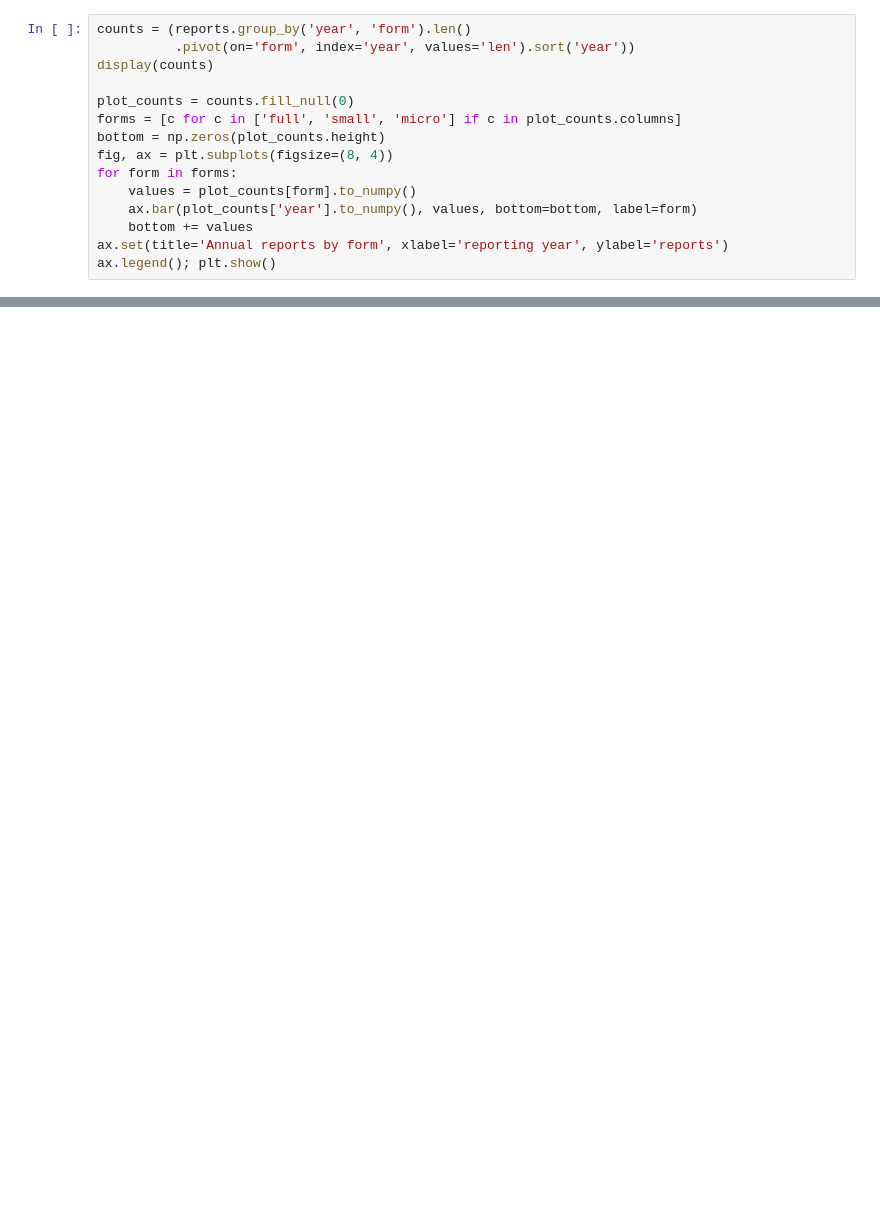
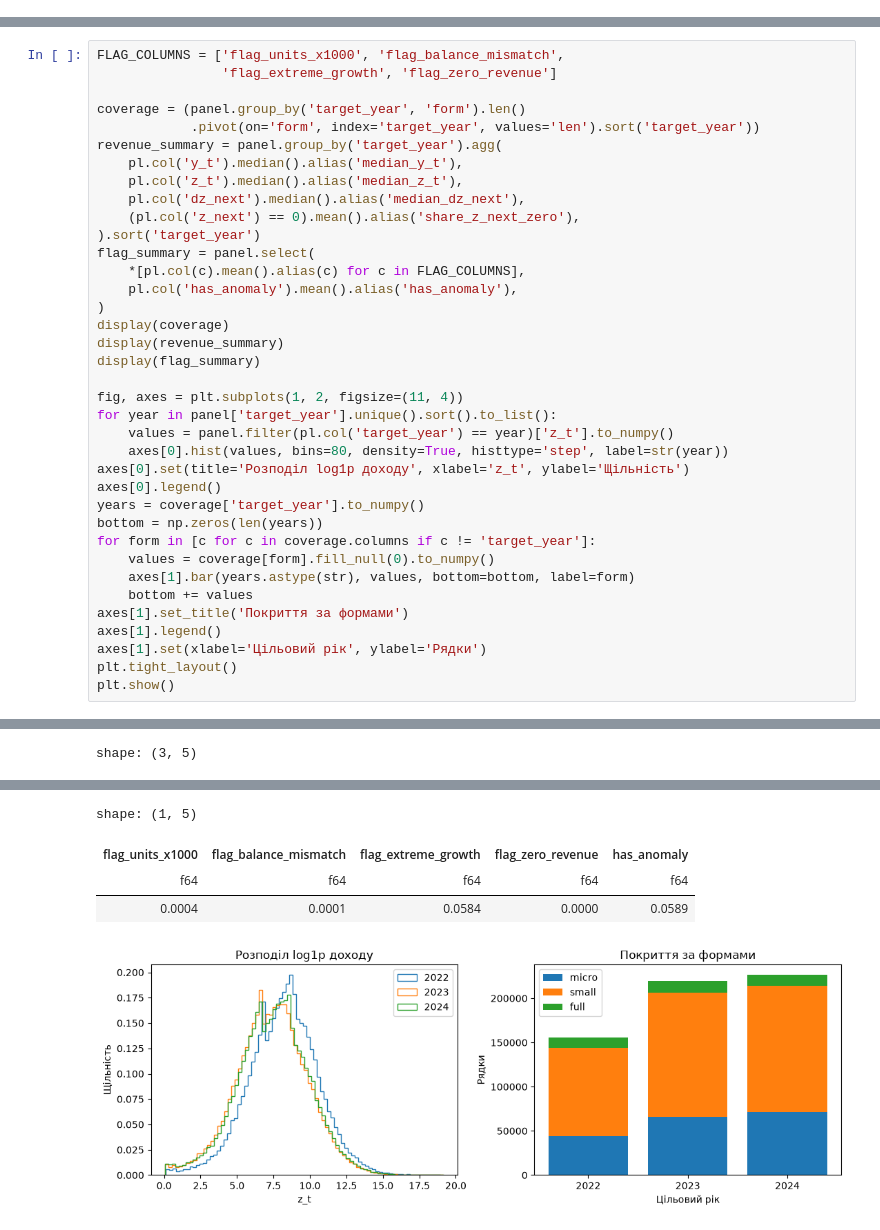
Before and after one commit to Shnapa/ua-revenue-forecast, a Jupyter notebook: ua_revenue_forecast.ipynb, the cells around one changed output, grey strips where cells are left out. Cells and saved outputs as stored; diff of their text form; blank space fills up the shorter version.

```diff
--- a/ua_revenue_forecast.ipynb
+++ b/ua_revenue_forecast.ipynb
@@ -1128,15 +0,0 @@ def segment_metrics(
-# %%
-counts = (reports.group_by('year', 'form').len()
-          .pivot(on='form', index='year', values='len').sort('year'))
-display(counts)
-
-plot_counts = counts.fill_null(0)
-forms = [c for c in ['full', 'small', 'micro'] if c in plot_counts.columns]
-bottom = np.zeros(plot_counts.height)
-fig, ax = plt.subplots(figsize=(8, 4))
-for form in forms:
-    values = plot_counts[form].to_numpy()
-    ax.bar(plot_counts['year'].to_numpy(), values, bottom=bottom, label=form)
-    bottom += values
-ax.set(title='Annual reports by form', xlabel='reporting year', ylabel='reports')
-ax.legend(); plt.show()
@@ -1474,0 +67,38 @@ Early stopping вибрав 369 дерев у F1 і 1140 у F2. Велика р
+# %%
+FLAG_COLUMNS = ['flag_units_x1000', 'flag_balance_mismatch',
+                'flag_extreme_growth', 'flag_zero_revenue']
+
+coverage = (panel.group_by('target_year', 'form').len()
+            .pivot(on='form', index='target_year', values='len').sort('target_year'))
+revenue_summary = panel.group_by('target_year').agg(
+    pl.col('y_t').median().alias('median_y_t'),
+    pl.col('z_t').median().alias('median_z_t'),
+    pl.col('dz_next').median().alias('median_dz_next'),
+    (pl.col('z_next') == 0).mean().alias('share_z_next_zero'),
+).sort('target_year')
+flag_summary = panel.select(
+    *[pl.col(c).mean().alias(c) for c in FLAG_COLUMNS],
+    pl.col('has_anomaly').mean().alias('has_anomaly'),
+)
+display(coverage)
+display(revenue_summary)
+display(flag_summary)
+
+fig, axes = plt.subplots(1, 2, figsize=(11, 4))
+for year in panel['target_year'].unique().sort().to_list():
+    values = panel.filter(pl.col('target_year') == year)['z_t'].to_numpy()
+    axes[0].hist(values, bins=80, density=True, histtype='step', label=str(year))
+axes[0].set(title='Розподіл log1p доходу', xlabel='z_t', ylabel='Щільність')
+axes[0].legend()
+years = coverage['target_year'].to_numpy()
+bottom = np.zeros(len(years))
+for form in [c for c in coverage.columns if c != 'target_year']:
+    values = coverage[form].fill_null(0).to_numpy()
+    axes[1].bar(years.astype(str), values, bottom=bottom, label=form)
+    bottom += values
+axes[1].set_title('Покриття за формами')
+axes[1].legend()
+axes[1].set(xlabel='Цільовий рік', ylabel='Рядки')
+plt.tight_layout()
+plt.show()
+# %% [output]
@@ -1474,0 +111 @@ Early stopping вибрав 369 дерев у F1 і 1140 у F2. Велика р
+shape: (3, 5)
@@ -1474,0 +117,5 @@ Early stopping вибрав 369 дерев у F1 і 1140 у F2. Велика р
+shape: (1, 5)
+| flag_units_x1000 | flag_balance_mismatch | flag_extreme_growth | flag_zero_revenue | has_anomaly |
+| f64 | f64 | f64 | f64 | f64 |
+| 0.0004 | 0.0001 | 0.0584 | 0.0000 | 0.0589 |
+[figure, added]
```
Also changed, not shown: parts of 100 cells of this notebook, 8 other files.
